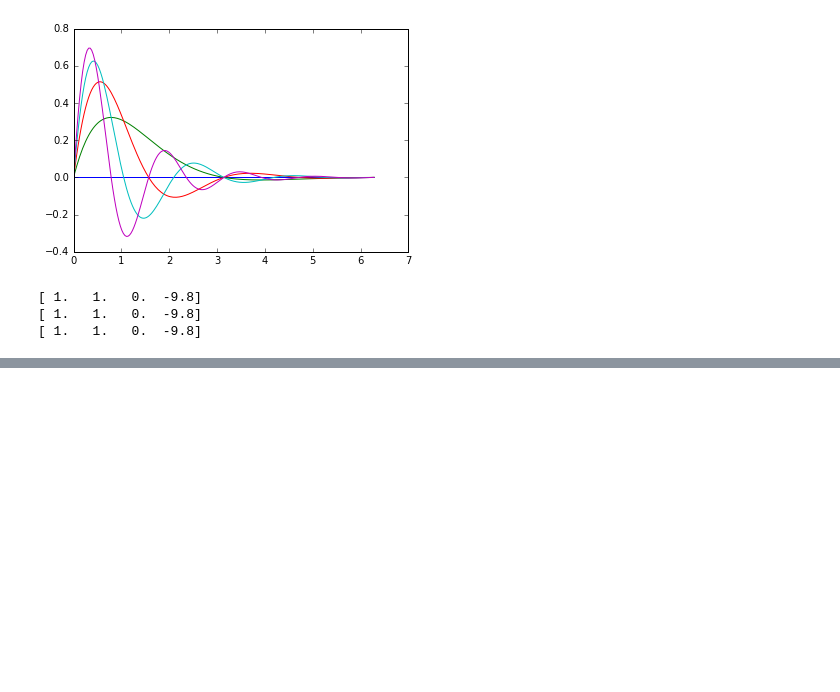
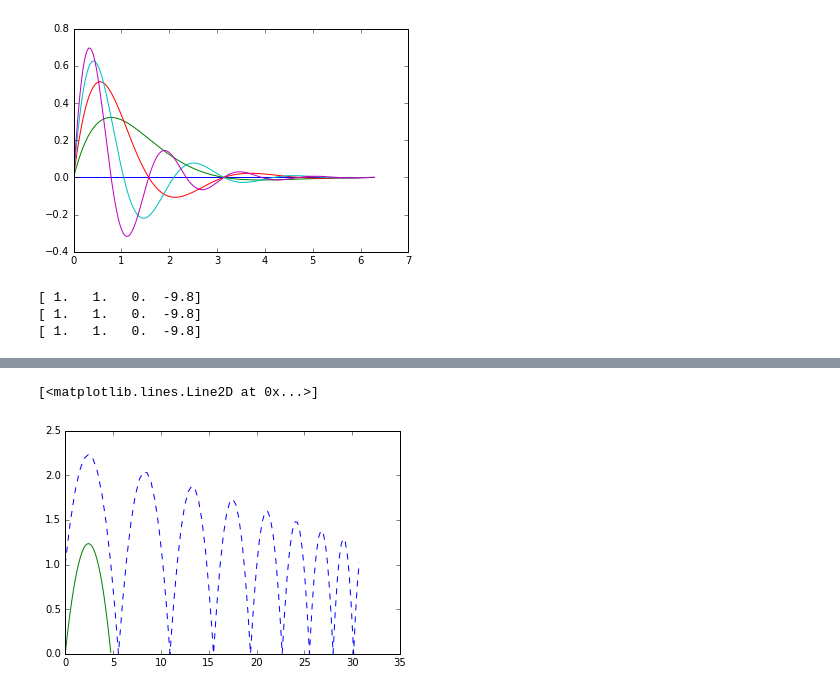
Before and after one commit to JavierMarmol/Integradores, a Jupyter notebook: argumentos y tiro parabólico.ipynb, the cells around one changed output, grey strips where cells are left out. Cells and saved outputs as stored; diff of their text form; code cells hidden in the pictures; blank space fills up the shorter version.

```diff
--- a/argumentos y tiro parabólico.ipynb
+++ b/argumentos y tiro parabólico.ipynb
@@ -93,0 +92,33 @@ print sol_id
+# %%
+p = [0,1,5,5]
+N = 100
+trayectoria = zeros((N,len(p)))
+mi_dt = .1
+trayectoria[0,:] = array(p)
+for i in range(N-1):
+    t,sol_dt = rk4_a(e_mov,trayectoria[i,:],[0,mi_dt],fric_v)
+    if sol_dt[-1,:][1] < 0:
+        #print "buscando punto de rebote"
+        dt_busqueda = mi_dt/2
+        y_izq = trayectoria[i,:]
+        t,sol = rk4_a(e_mov,trayectoria[i,:],[0,dt_busqueda],fric_v)
+        y_med = sol[-1,:]
+        while abs(y_izq[1]) > 1e-5:
+            if y_izq[1]*y_med[1] < 0:
+                reinicio = y_izq
+            else:
+                reinicio = y_med
+            dt_busqueda = dt_busqueda/2
+            t,sol = rk4_a(e_mov,reinicio,[0,dt_busqueda],fric_v)
+            y_izq = reinicio
+            y_med = sol[-1,:]
+        y_izq = array([y_izq[0],y_izq[1],y_izq[2],-y_izq[3]])
+        trayectoria[i+1,:] = y_izq
+    else:
+        trayectoria[i+1,:] = sol_dt[-1,:]
+
+plot(trayectoria[:,0],trayectoria[:,1],'--')
+plot(sol_fv[:,0],sol_fv[:,1])
+# %% [output]
+[<matplotlib.lines.Line2D at 0x...>]
+[figure, added]
```
Also changed, not shown: parts of 3 cells of this notebook, 1 other file.
